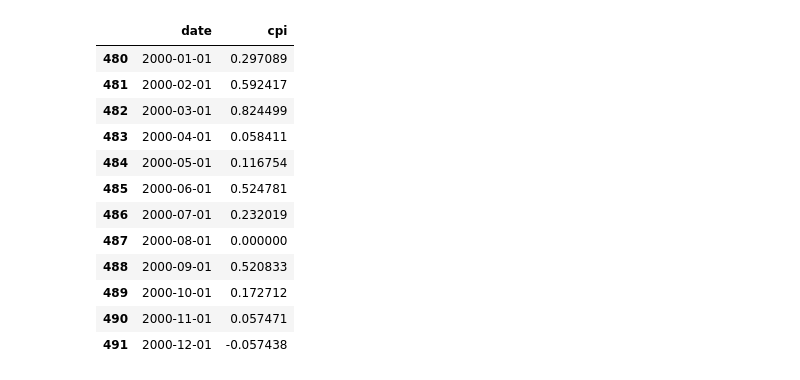
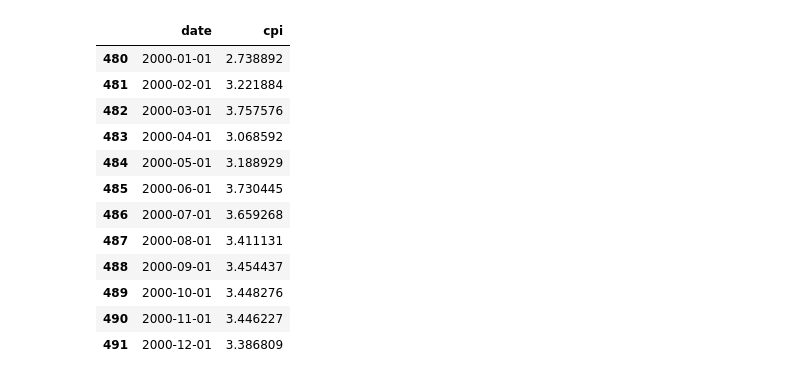
Before and after one commit to rstellet8/p2-inteligencia, a Jupyter notebook: getCPI.ipynb, the cells around one changed output. Drawn from its saved outputs; the diff is of its cells as text; code cells hidden in the pictures.

```diff
--- a/getCPI.ipynb
+++ b/getCPI.ipynb
@@ -5,20 +5,20 @@ URL = "https://fred.stlouisfed.org/graph/fredgraph.csv?bgcolor=%23e1e9f0&chart_t
 # %%
 df = pd.read_csv(URL, names=["date", "cpi"], skiprows=1)
 df["date"] = pd.to_datetime(df["date"])
-df["cpi"] = df["cpi"].pct_change() * 100
+df["cpi"] = df["cpi"].pct_change(periods=12) * 100
 df = df.query("date >= '2000-01-01'")
 df.head(12)
 # %% [output]
 |  | date | cpi |
-| 480 | 2000-01-01 | 0.297089 |
-| 481 | 2000-02-01 | 0.592417 |
-| 482 | 2000-03-01 | 0.824499 |
-| 483 | 2000-04-01 | 0.058411 |
-| 484 | 2000-05-01 | 0.116754 |
-| 485 | 2000-06-01 | 0.524781 |
-| 486 | 2000-07-01 | 0.232019 |
-| 487 | 2000-08-01 | 0.000000 |
-| 488 | 2000-09-01 | 0.520833 |
-| 489 | 2000-10-01 | 0.172712 |
-| 490 | 2000-11-01 | 0.057471 |
-| 491 | 2000-12-01 | -0.057438 |
+| 480 | 2000-01-01 | 2.738892 |
+| 481 | 2000-02-01 | 3.221884 |
+| 482 | 2000-03-01 | 3.757576 |
+| 483 | 2000-04-01 | 3.068592 |
+| 484 | 2000-05-01 | 3.188929 |
+| 485 | 2000-06-01 | 3.730445 |
+| 486 | 2000-07-01 | 3.659268 |
+| 487 | 2000-08-01 | 3.411131 |
+| 488 | 2000-09-01 | 3.454437 |
+| 489 | 2000-10-01 | 3.448276 |
+| 490 | 2000-11-01 | 3.446227 |
+| 491 | 2000-12-01 | 3.386809 |
```
Also changed, not shown: 3 other files.
